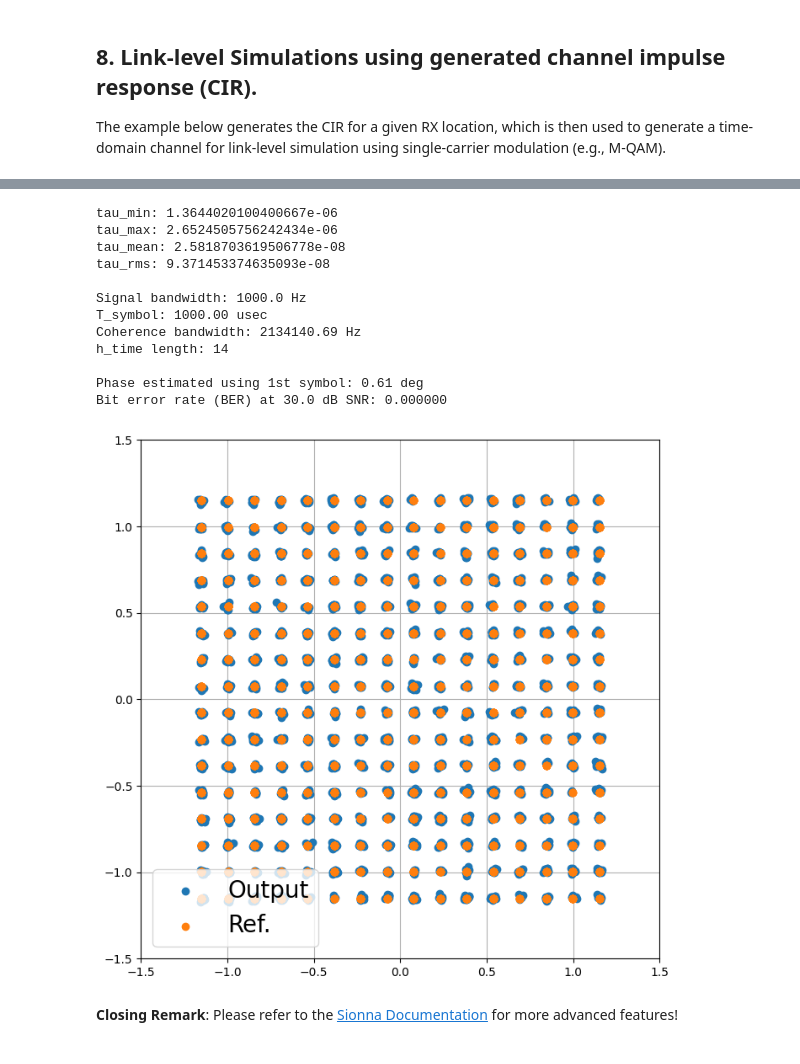
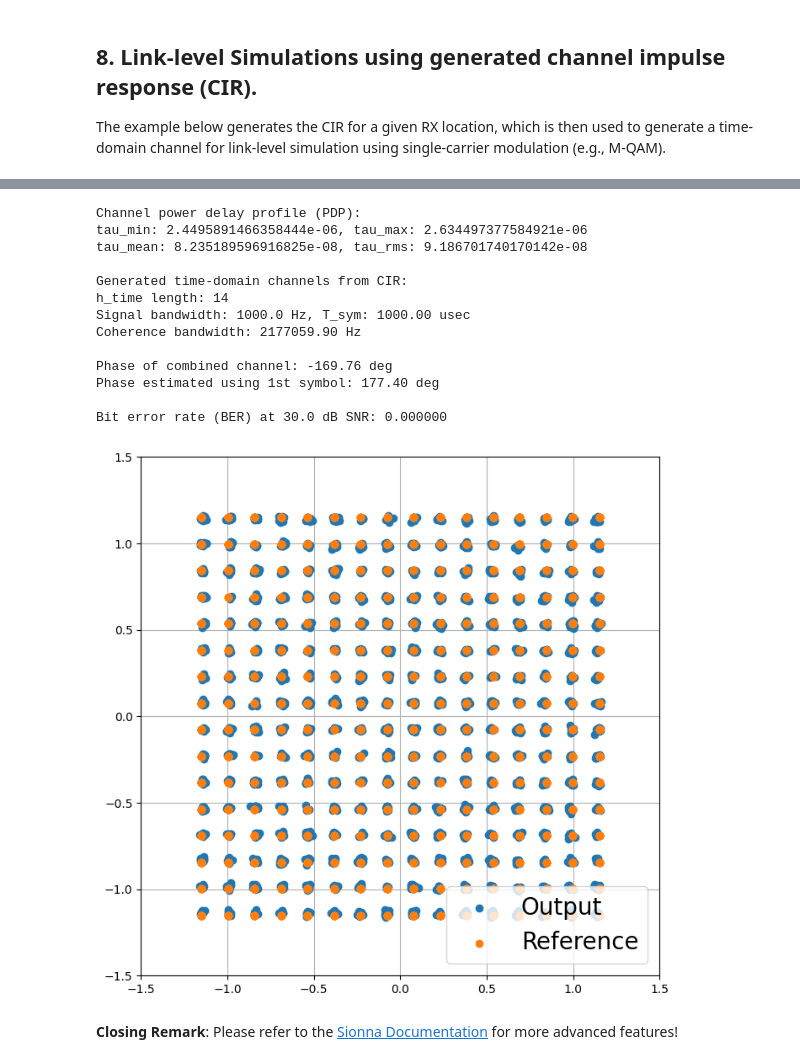
Before and after one commit to davidklee04/Sionna_Princeton, a Jupyter notebook: examples/2_sionna_rays_analysis.ipynb, the cells around one changed output, grey strips where cells are left out. Saved outputs shown, nothing was run; the diff lists cells and outputs as text; code cells hidden in the pictures.

```diff
--- a/examples/2_sionna_rays_analysis.ipynb
+++ b/examples/2_sionna_rays_analysis.ipynb
@@ -377,7 +377,7 @@ rx_counts_ordered = df["rx_id"].value_counts()
 
 # Select the RX ID with the maximum number of associated paths (first in the sorted list)
 # to use for computing the channel impulse response (CIR)
-tmp_rx_idx = rx_counts_ordered.keys()[0]
+tmp_rx_idx = rx_counts_ordered.keys()[4]
 
 # For a given RX, parse paths to generate
 # - tmp_rx_a is in the dimension of [2, num_paths]
@@ -405,11 +405,12 @@ else:
     plt.ylabel(r"$|a|$");
     # plt.ylim([0, np.max(a_abs)*1.1])
 
+
 # # Compute the corresponding channel frequency response (CFR)
 # from sionna.rt import subcarrier_frequencies
 
 # # Number of subcarriers and subcarrier spacing (scs) in Hz
-# num_scs = 1024
+# num_scs = 64
 # scs = 30e3
 
 # # Compute frequencies of subcarriers relative to the carrier frequency
@@ -434,4 +435,10 @@ else:
 #     plt.plot(np.abs(h_freq_tmp_rx));
 #     plt.xlabel("Subcarrier Index");
 #     plt.ylabel(r"|$h_\text{freq}$| (dB)");
+
+#     plt.figure()
+#     plt.title("Channel Frequency Response (CFR)");
+#     plt.plot(np.degrees(np.angle(h_freq_tmp_rx)));
+#     plt.xlabel("Subcarrier Index");
+#     plt.ylabel(r"Phase (Degree)");
 # %% [output]
@@ -470,6 +477,13 @@ tmp_rx_a_cpx_valid = tmp_rx_a_cpx[tmp_rx_path_valid]
 tmp_rx_tau_valid = tmp_rx_tau[tmp_rx_path_valid]
 # Normalize path delay so that the earliest arrival path has tau = 0.0
 tmp_rx_tau_valid_norm = tmp_rx_tau_valid - np.min(tmp_rx_tau_valid)
+
+if len(tmp_rx_a_cpx_valid) != np.sum(tmp_rx_path_valid) or len(tmp_rx_tau_valid) != np.sum(tmp_rx_path_valid):
+    print("Invalid number of paths!")
+    sys.exit()
+else:
+    rx_num_paths = len(tmp_rx_a_cpx_valid)
+
 # Combined channel h(tau)
 tmp_rx_cir_combined = np.sum(tmp_rx_a_cpx_valid * np.exp(-1j * 2*np.pi * 3.65e9 * tmp_rx_tau_valid))
 
@@ -483,15 +497,16 @@ tmp_rx_a_tf = tf.reshape(tmp_rx_a_tf, [1, 1, 1, 1, 1, len(tmp_rx_a_cpx_valid), 1
 tmp_rx_tau_tf = tf.convert_to_tensor(tmp_rx_tau_valid, dtype=tf.float32)
 tmp_rx_tau_tf = tf.reshape(tmp_rx_tau_valid, [1, 1, 1, 1, 1, len(tmp_rx_tau_valid)])
 
-# Channel power delay profile (PDP) statistics
-print(f"tau_min: {np.min(tmp_rx_tau_tf)}")
-print(f"tau_max: {np.max(tmp_rx_tau_tf)} ")
-print(f"tau_mean: {tmp_rx_tau_mean}")
-print(f"tau_rms: {tmp_rx_tau_rms}\n")
+# Print power delay profile (PDP) statistics
+print(f"Channel power delay profile (PDP):")
+print(f"tau_min: {np.min(tmp_rx_tau_tf)}, tau_max: {np.max(tmp_rx_tau_tf)}")
+print(f"tau_mean: {tmp_rx_tau_mean}, tau_rms: {tmp_rx_tau_rms}\n")
 
 # Consider a time-domain channel using sinc() pulse shaping with given bandwidth
 bandwidth = 1e3 # in Hz
-l_min, l_max = time_lag_discrete_time_channel(bandwidth)
+l_min, l_max = time_lag_discrete_time_channel(bandwidth=bandwidth,
+                                              maximum_delay_spread=3e-6)
+
 h_time_domain = cir_to_time_channel(bandwidth=bandwidth,
                                     a=tmp_rx_a_tf,
                                     tau=tmp_rx_tau_tf,
@@ -499,10 +514,10 @@ h_time_domain = cir_to_time_channel(bandwidth=bandwidth,
                                     l_max=l_max,
                                     normalize=True)
 
-print(f"Signal bandwidth: {bandwidth} Hz")
-print(f"T_symbol: {1.0/bandwidth*1e6:.2f} usec")
-print(f"Coherence bandwidth: {1.0/(5.0*tmp_rx_tau_rms):.2f} Hz")
-print(f"h_time length: {l_max-l_min+1}\n")
+print(f"Generated time-domain channels from CIR:")
+print(f"h_time length: {l_max-l_min+1}")
+print(f"Signal bandwidth: {bandwidth} Hz, T_sym: {1.0/bandwidth*1e6:.2f} usec")
+print(f"Coherence bandwidth: {1.0/(5.0*tmp_rx_tau_rms):.2f} Hz\n")
 
 apply_channel = ApplyTimeChannel(num_time_samples=x.shape[1],
                                  l_tot=l_max-l_min+1,
@@ -512,49 +527,52 @@ x_reshaped = tf.reshape(x, [x.shape[0], 1, 1, x.shape[1]])
 y = apply_channel(x_reshaped, h_time_domain, no)
 y = tf.squeeze(y, axis=[0, 1, 2])
 y = y[-l_min:-l_max] # Truncate the channel output to match with input length
 
-# First M-QAM symbol is used fo channel estimation
+# Use the 1st M-QAM symbol for channel estimation
 x_np = np.asarray(x).squeeze()
 y_np = np.asarray(y).squeeze()
-z = np.mean(y_np[0]/x_np[0])
-print(f"Phase estimated using 1st symbol: {np.angle(z)/np.pi*180.0:.2f} deg")
-y = y / z
+csi_sym0 = y_np[0]/x_np[0]
+print(f"Phase of combined channel: {np.angle(tmp_rx_cir_combined)/np.pi*180.0:.2f} deg")
+print(f"Phase estimated using 1st symbol: {np.angle(csi_sym0)/np.pi*180.0:.2f} deg\n")
+# Apply inverse CSI
+y = y / csi_sym0
 
 # AWGN channel
 # awgn_channel = AWGN()
 # y = awgn_channel(x, no)
 
 # Hard output LLR in bits
 llr = demapper(y, no)
 
 # Compute BER and plot constellations
 ser = compute_ser(input_bits, llr)
 print(f"Bit error rate (BER) at {EBN0_DB} dB SNR: {ser.numpy():.6f}")
 
 plt.close('all')
 plt.figure(figsize=(8,8))
 plt.axes().set_aspect(1.0)
 plt.xlim([-1.5, 1.5])
 plt.ylim([-1.5, 1.5])
 plt.grid(True, zorder=0)
-plt.scatter(tf.math.real(y), tf.math.imag(y), label='Output', zorder=2)
-plt.scatter(tf.math.real(x), tf.math.imag(x), label='Ref.', zorder=2)
-plt.legend(fontsize=20);
+plt.scatter(tf.math.real(y), tf.math.imag(y), label="Output", zorder=2)
+plt.scatter(tf.math.real(x), tf.math.imag(x), label="Reference", zorder=2)
+plt.legend(fontsize=20, loc="lower right");
 plt.show()
 # %% [output]
-tau_min: 1.3644020100400667e-06
-tau_max: 2.6524505756242434e-06
-tau_mean: 2.5818703619506778e-08
-tau_rms: 9.371453374635093e-08
+Channel power delay profile (PDP):
+tau_min: 2.4495891466358444e-06, tau_max: 2.634497377584921e-06
+tau_mean: 8.235189596916825e-08, tau_rms: 9.186701740170142e-08
 
-Signal bandwidth: 1000.0 Hz
-T_symbol: 1000.00 usec
-Coherence bandwidth: 2134140.69 Hz
+Generated time-domain channels from CIR:
 h_time length: 14
+Signal bandwidth: 1000.0 Hz, T_sym: 1000.00 usec
+Coherence bandwidth: 2177059.90 Hz
 
-Phase estimated using 1st symbol: 0.61 deg
+Phase of combined channel: -169.76 deg
+Phase estimated using 1st symbol: 177.40 deg
+
 Bit error rate (BER) at 30.0 dB SNR: 0.000000
-[figure, old version]
+[figure, new version]
 # %% [markdown]
 **Closing Remark**:
 Please refer to the [Sionna Documentation](https://nvlabs.github.io/sionna/) for more advanced features!
```
Also changed, not shown: parts of 8 cells of this notebook.
